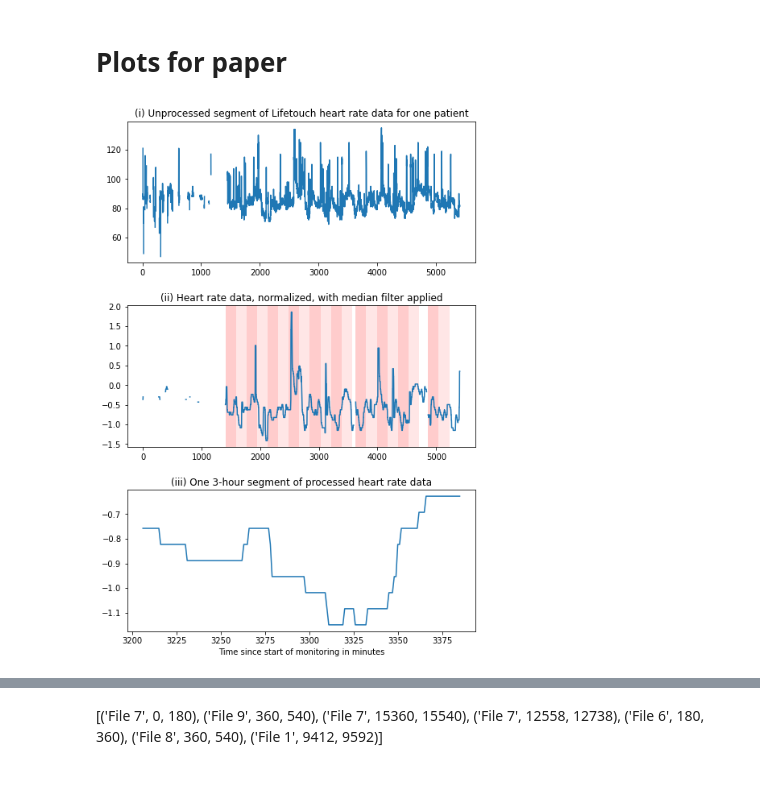
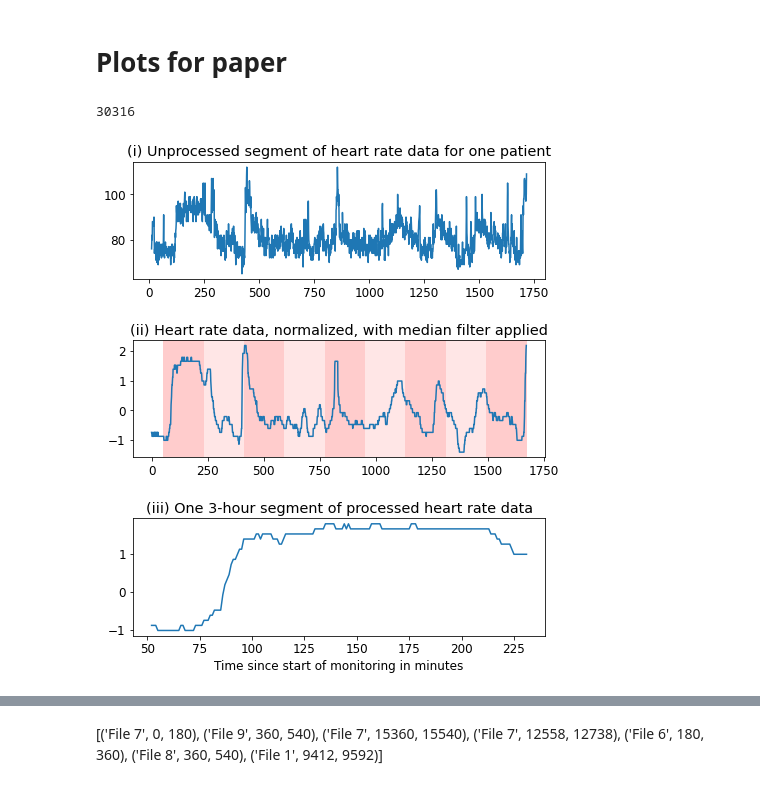
Before and after one commit to sara-es/outlier-detection-RECAP-data, a Jupyter notebook: Outlier detection RECAP data.ipynb, the cells around one changed output, grey strips where cells are left out. Drawn from its saved outputs; the diff is of its cells as text; code cells hidden in the pictures.

```diff
--- a/Outlier detection RECAP data.ipynb
+++ b/Outlier detection RECAP data.ipynb
@@ -361,7 +385,9 @@ array([<AxesSubplot:xlabel='Timestamp (GMT Standard Time)'>,
 # %%
 normalized_dfs = []
 for df in dfs:
-    normalized_dfs.append((df - df.mean(skipna=True))/df.std(skipna=True))
+    ndf = (df - df.mean(skipna=True))/df.std(skipna=True)
+    normalized_dfs.append(ndf)
+    print(pd.DataFrame(ndf).cov())
 
 #patient1_1_normalized = (dfs[0] - dfs[0].mean(skipna=True))/dfs[0].std(skipna=True)
 normalized_dfs[0].head(10)
@@ -530,8 +573,8 @@ def split_into_intervals(data, length=720, idx=None):
 
     # finally, we can get our start, stop, nb_splits tuples and use np.split to
     # return a list of equal size arrays of our desired length
-    starts = ss[:,0]
-    ends = starts + nb_splits*length
+    ends = ss[:,1]
+    starts = ends - nb_splits*length
     for start, end, nb_splits in zip(starts,ends,nb_splits):
         # Difference between append and extend here is how they're added to the
         # list. Extend "flattens" the resulting list so we don't end up with extra
@@ -851,0 +897,3 @@ def plot_two_trajectories(labels=source_file_list, metric='euclidean', color_fil
+# %%
+plt.rcParams.update({'font.size': 15, "axes.facecolor": (1.0, 1.0, 1.0, 0.0), 'text.color': 'k'}) # last entry is transparency
+plot_single_trajectory(metric='dtw', color_file=1)
@@ -868,7 +910,7 @@ plot_two_trajectories(metric='dtw', color_file=[1,4])
 # %% [markdown]
 # Plots for paper
 # %%
-file = 1
+file = 6
 start_times = []
 
 for md in metadata:
@@ -877,42 +919,44 @@ for md in metadata:
 
 df = dfs[file].reset_index()
 smoothed_df = smoothed_dfs[file].reset_index()
+# %%
+len(df)
+# %% [output]
+30316
 # %%
 import matplotlib.ticker as plticker
+plt.rcParams.update({'font.size': 12})
 
-fig, axs = plt.subplots(nrows=3, ncols=1, figsize=(7, 10))
+fig, axs = plt.subplots(nrows=3, ncols=1, figsize=(7, 8))
 
-df['Lifetouch Heart Rate'][:start_times[20]+length].plot(
+df['Lifetouch Heart Rate'][:].plot(
     ax=axs[0])
-axs[0].set_title('(i) Unprocessed segment of Lifetouch heart rate data for one patient')
-# decrease number of xticks
-# loc0 = plticker.MaxNLocator(3) # this locator puts ticks at regular intervals
-# axs[0].xaxis.set_major_locator(loc0)
-# axs[0].locator_params(nbins=7)
+axs[0].set_title('(i) Unprocessed segment of heart rate data for one patient')
+# axs[0].text(0.05, 0.95, '(i)',
+#             horizontalalignment='center',
+#             verticalalignment='center',
+#             transform=axs[0].transAxes)
 
-smoothed_df['Lifetouch Heart Rate'][:start_times[20]+length].plot(
+
+smoothed_df['Lifetouch Heart Rate'][:].plot(
     ax=axs[1])
-for start in start_times[:20:2]:
+for start in start_times[::2]:
     axs[1].axvspan(start, start+length, facecolor='#ffcccc')
-for start in start_times[1:20:2]:
+for start in start_times[1::2]:
     axs[1].axvspan(start, start+length, facecolor='#ffe6e6')
 axs[1].set_title('(ii) Heart rate data, normalized, with median filter applied')
-# axs[1].xaxis.set_major_locator(loc0)
 
-smoothed_df[start_times[10]:start_times[10]+length]['Lifetouch Heart Rate'].plot(
+smoothed_df[start_times[0]:start_times[0]+length]['Lifetouch Heart Rate'].plot(
     ax=axs[2], xlabel="Time since start of monitoring in minutes")
 axs[2].set_title(f'(iii) One {length/60:.0f}-hour segment of processed heart rate data')
 
-# decrease number of xticks on 3rd plot
-# loc2 = plticker.MultipleLocator(base=50.0) # this locator puts ticks at regular intervals
-# axs[2].xaxis.set_major_locator(loc2)
 
 
 fig.tight_layout(pad=2.0)
-plt.savefig('figures/processingsteps.eps', format='eps')
+plt.savefig('figures/processingsteps.pdf', format='pdf')
 plt.show()
 # %% [output]
-[figure, old version]
+[figure, new version]
 # %%
 dtw_dist_matrix
 # %% [output]
```
Also changed, not shown: parts of 96 cells of this notebook.
